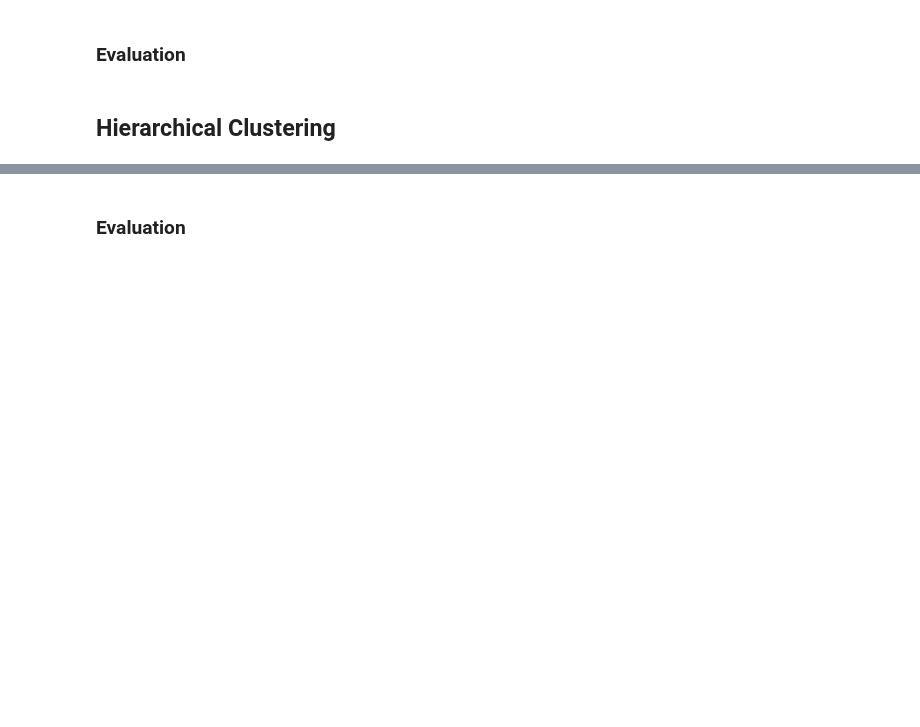
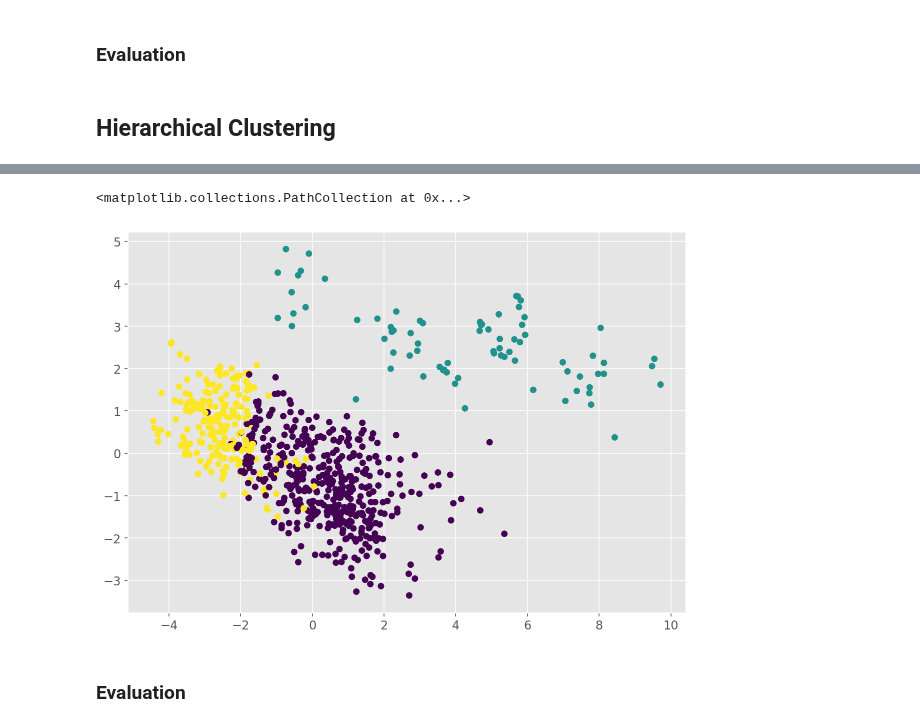
Before and after one commit to AAMAB/F21DL, a Jupyter notebook: Group17 DMML.ipynb, the cells around one changed output, grey strips where cells are left out. Cells and saved outputs as stored; diff of their text form; code cells hidden in the pictures; blank space fills up the shorter version.

```diff
--- a/Group17 DMML.ipynb
+++ b/Group17 DMML.ipynb
@@ -1227,3 +1242,13 @@ Performing agglomerative hierarchical clustering on the dataset
+# %%
+from sklearn.cluster import AgglomerativeClustering
+cluster2 = AgglomerativeClustering(n_clusters=3, affinity='euclidean', linkage='ward')
+cluster2.fit_predict(normalizedPoke)
+
+plt.figure(figsize=(10, 7))
+plt.scatter(pokemon_pca[:,0], pokemon_pca[:,1], c=cluster2.labels_)
+# %% [output]
+<matplotlib.collections.PathCollection at 0x...>
+[figure, added]
 # %% [markdown]
 ### Evaluation
 # %% [markdown]
```
Also changed, not shown: parts of 35 cells of this notebook.
